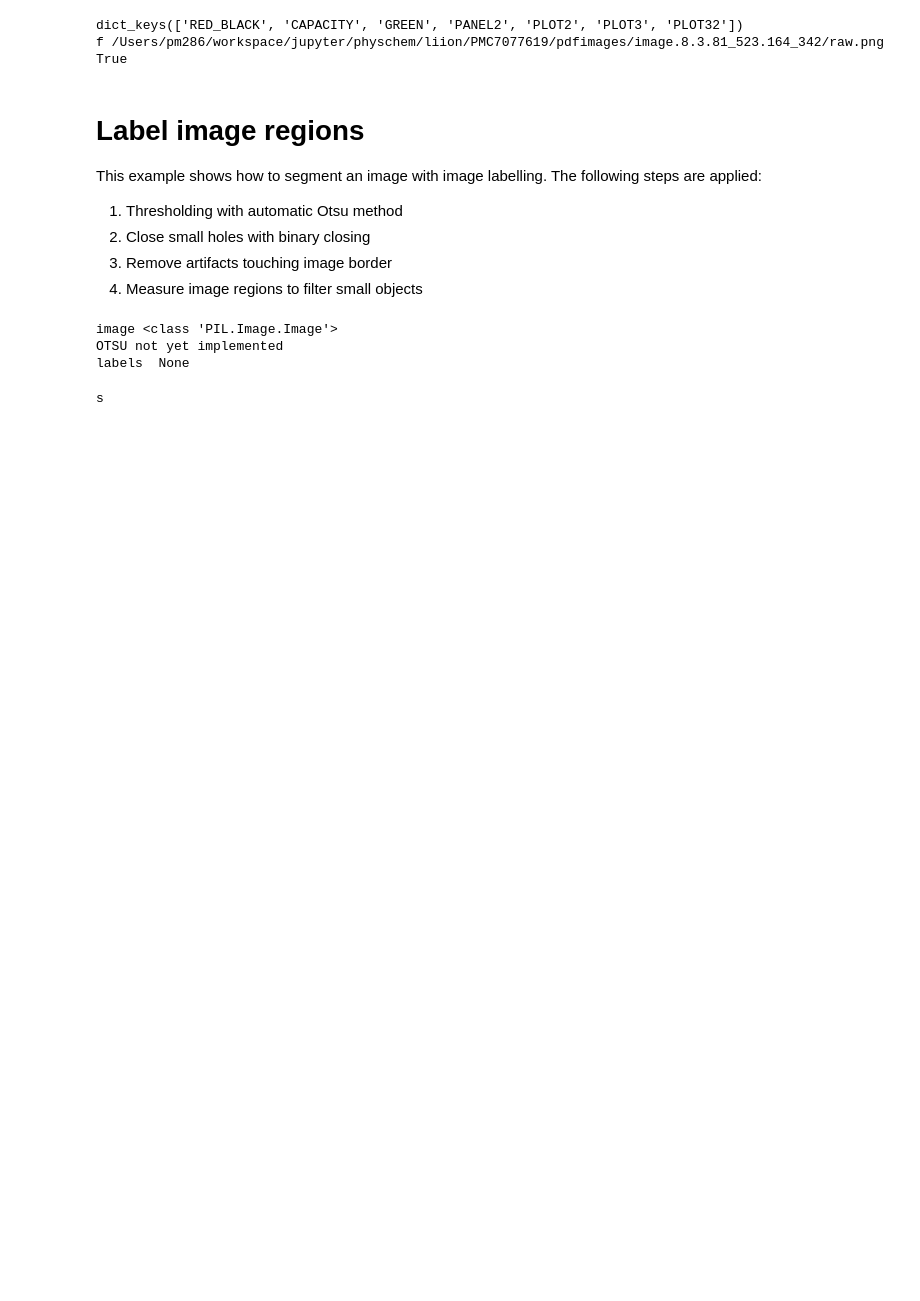
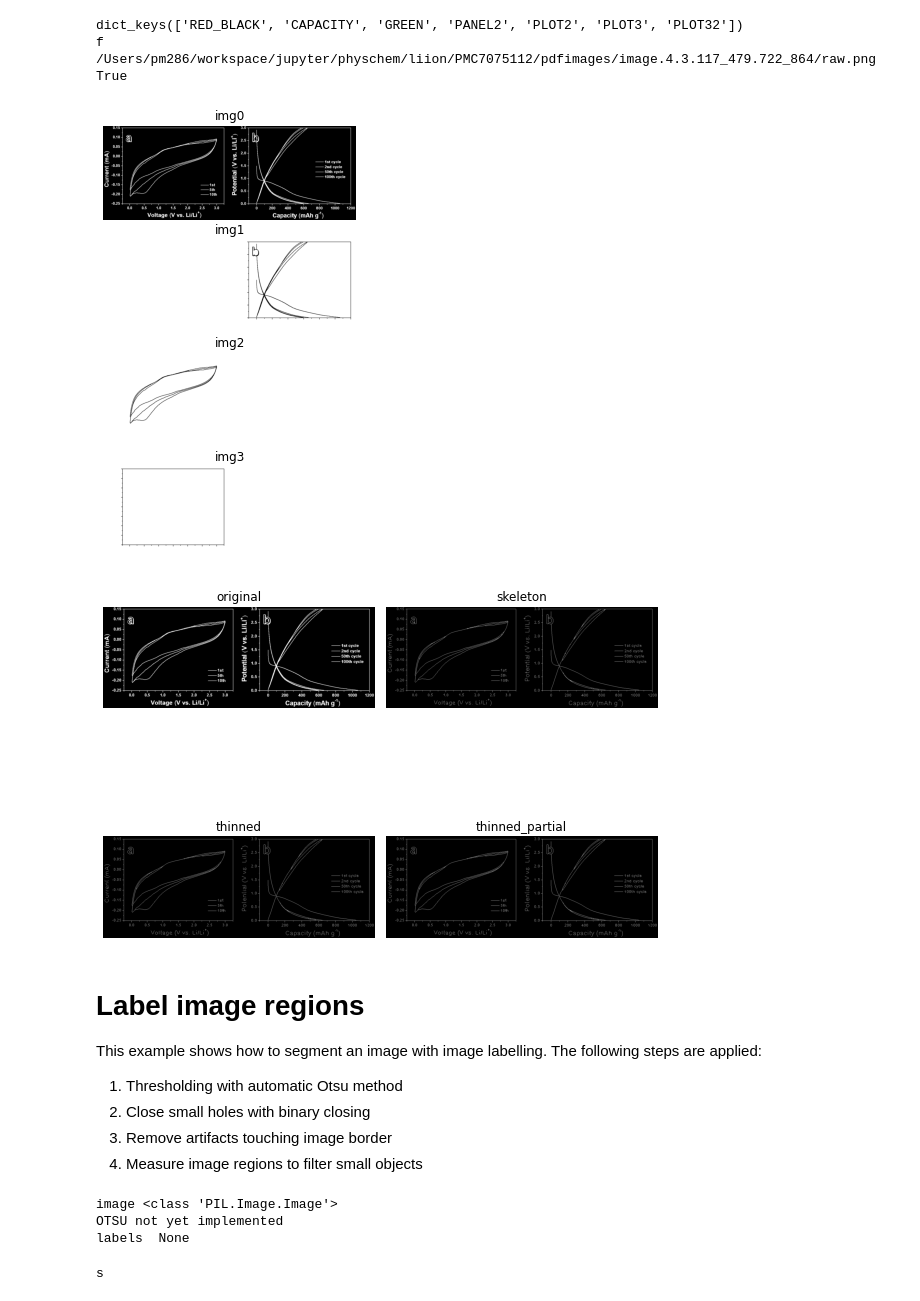
Before and after one commit to petermr/jupyterdev, a Jupyter notebook: physchem/plot_label.ipynb, the cells around one changed output. Drawn from its saved outputs; the diff is of its cells as text; code cells hidden in the pictures; blank space fills up the shorter version.

```diff
--- a/physchem/plot_label.ipynb
+++ b/physchem/plot_label.ipynb
@@ -7,32 +7,37 @@ JUPYTER = os.path.join(HOME, "workspace", "jupyter")
 IMAGES = os.path.join(JUPYTER, "physchem", "images")
 PHYSCHEM_LIION = os.path.join(JUPYTER, "physchem", "liion")
 # %%
-from labels import label_binary
+from labels import label_binary, thin_binary
 PHYSCHEM_IMAGES = os.path.join(JUPYTER, "physchem", "images")
 imgdict = {"RED_BLACK" : os.path.join(PHYSCHEM_IMAGES, "red_black_cv.png"),
         "CAPACITY" : os.path.join(PHYSCHEM_IMAGES, "capacitycycle.png"),
         "GREEN" : os.path.join(PHYSCHEM_LIION, 'PMC7077619/pdfimages/image.8.3.81_523.164_342/raw.png'),
         "PANEL2" : os.path.join(PHYSCHEM_LIION, 'PMC7075112/pdfimages/image.5.2.98_499.292_449/raw.png'),
         "PLOT2" : os.path.join(PHYSCHEM_LIION, 'PMC7075112/pdfimages/image.4.3.117_479.722_864/raw.png'),
         "PLOT3" : os.path.join(PHYSCHEM_LIION, 'PMC7074852/pdfimages/image.7.3.86_507.385_495/raw.png'),
         "PLOT32" : os.path.join(PHYSCHEM_LIION, 'PMC7067258/pdfimages/image.5.1.52_283.71_339/raw.png'),
           }
 
 # https://note.nkmk.me/en/python-numpy-opencv-image-binarization/
 import scipy.ndimage
 from PIL import Image
 import numpy as np
 from collections import Counter
 
-
+name = "RED_BLACK"
+name = "PLOT2"
 
 print(imgdict.keys())
-image_file = imgdict["GREEN"]
+image_file = imgdict[name]
 print("f", image_file, os.path.exists(image_file))
-label_binary(image_file, img_count=10, thresh=180)
+label_binary(image_file, img_count=4, thresh=180)
+
+thin_binary(image_file)
 # %% [output]
 dict_keys(['RED_BLACK', 'CAPACITY', 'GREEN', 'PANEL2', 'PLOT2', 'PLOT3', 'PLOT32'])
-f /Users/pm286/workspace/jupyter/physchem/liion/PMC7077619/pdfimages/image.8.3.81_523.164_342/raw.png True
+f /Users/pm286/workspace/jupyter/physchem/liion/PMC7075112/pdfimages/image.4.3.117_479.722_864/raw.png True
+[figure, added]
+[figure, added]
 # %% [markdown]
 
 # Label image regions
```
Also changed, not shown: parts of 1 cell of this notebook, 8 other files.
